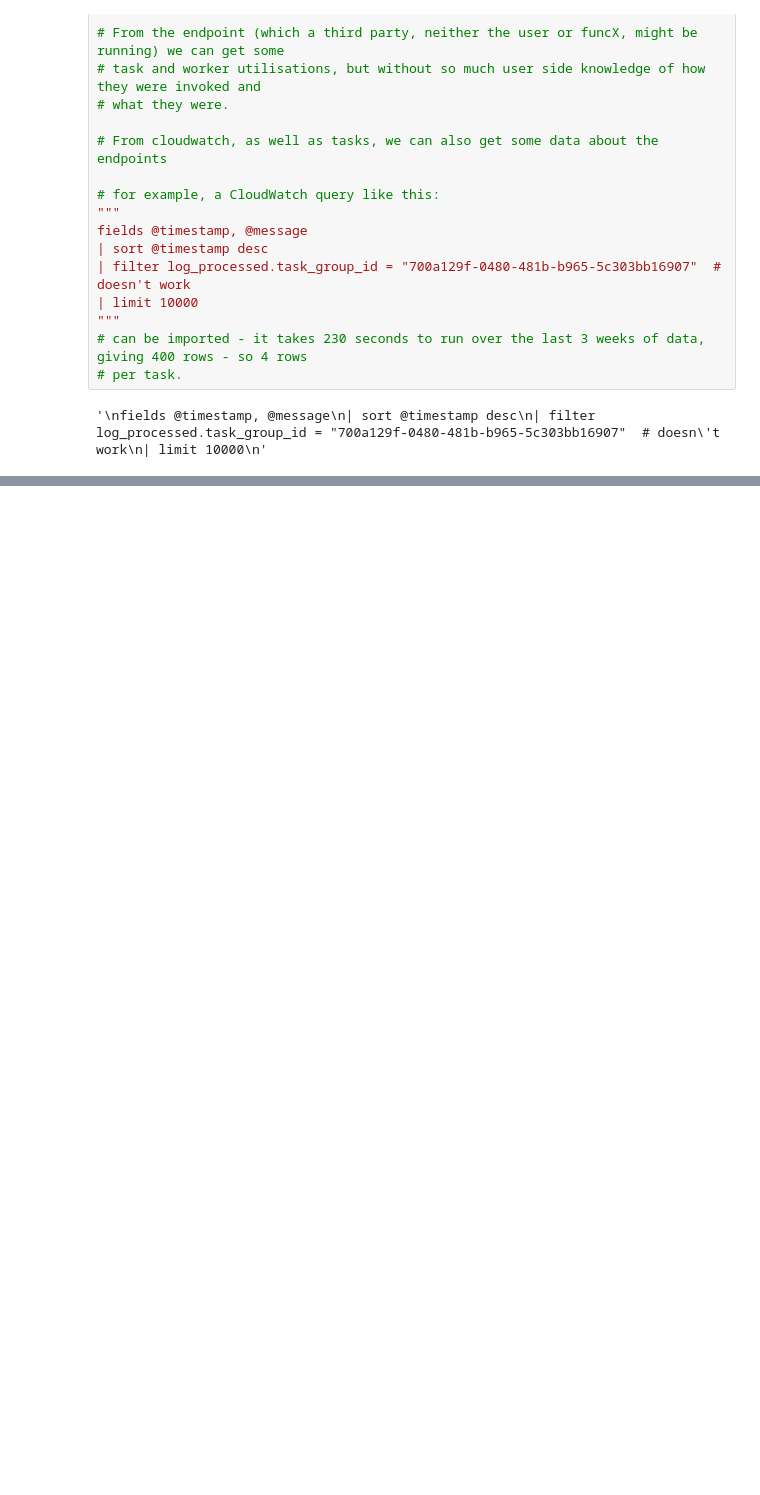
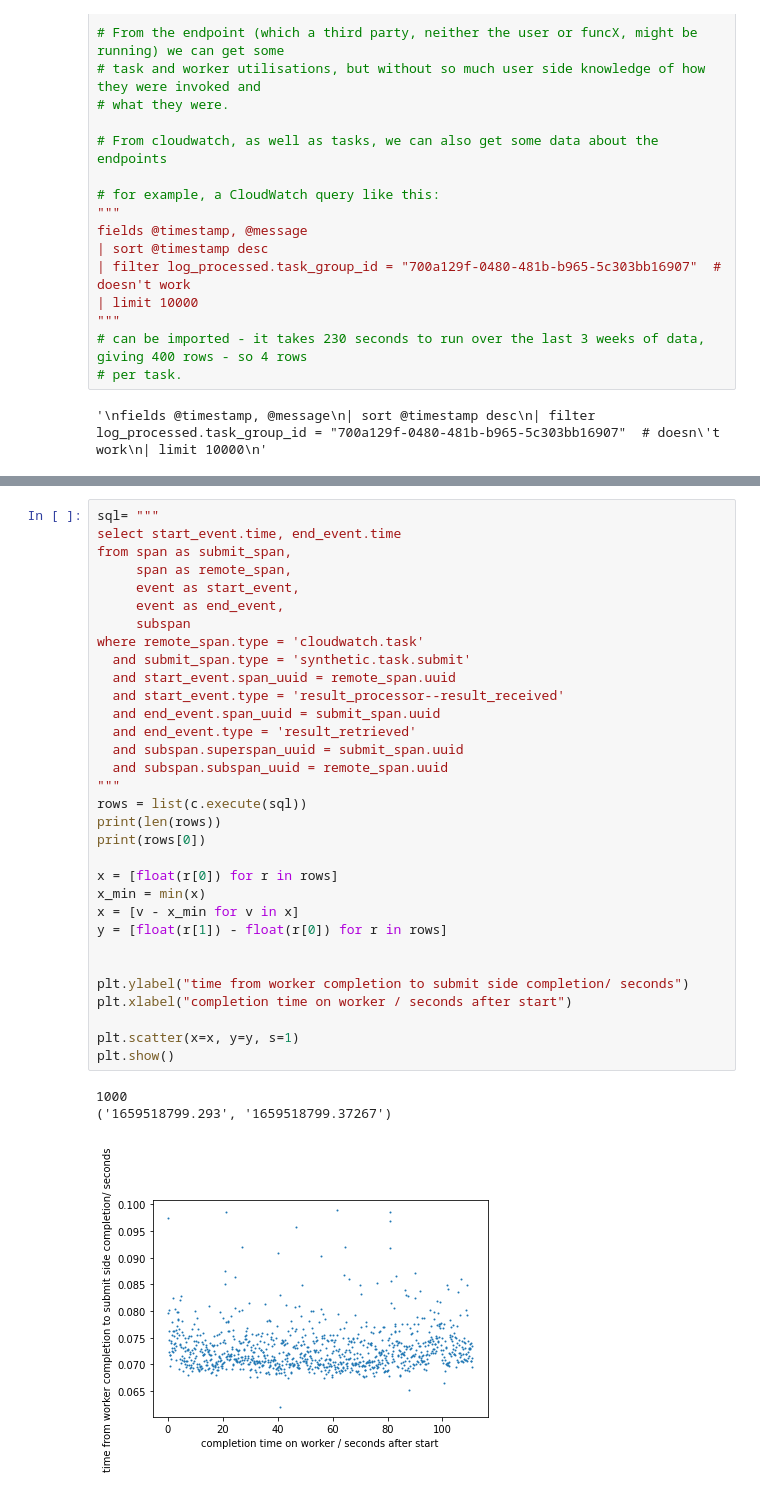
Before and after one commit to Parsl/dnpc, a Jupyter notebook: funcx_synth2.ipynb, the cells around one changed output, grey strips where cells are left out. Cells and saved outputs as stored; diff of their text form; blank space fills up the shorter version.

Commit message:
More interesting results from latency analysis

```diff
--- a/funcx_synth2.ipynb
+++ b/funcx_synth2.ipynb
@@ -254,0 +292,36 @@ fields @timestamp, @message
+# %%
+sql= """
+select start_event.time, end_event.time
+from span as submit_span,
+     span as remote_span,
+     event as start_event,
+     event as end_event,
+     subspan
+where remote_span.type = 'cloudwatch.task'
+  and submit_span.type = 'synthetic.task.submit'
+  and start_event.span_uuid = remote_span.uuid
+  and start_event.type = 'result_processor--result_received'
+  and end_event.span_uuid = submit_span.uuid
+  and end_event.type = 'result_retrieved'
+  and subspan.superspan_uuid = submit_span.uuid
+  and subspan.subspan_uuid = remote_span.uuid
+"""
+rows = list(c.execute(sql))
+print(len(rows))
+print(rows[0])
+
+x = [float(r[0]) for r in rows]
+x_min = min(x)
+x = [v - x_min for v in x]
+y = [float(r[1]) - float(r[0]) for r in rows]
+
+
+plt.ylabel("time from worker completion to submit side completion/ seconds")
+plt.xlabel("completion time on worker / seconds after start")
+
+plt.scatter(x=x, y=y, s=1)
+plt.show()
+# %% [output]
+1000
+('1659518799.293', '1659518799.37267')
+[figure, added]
```
Also changed, not shown: parts of 11 cells of this notebook.
